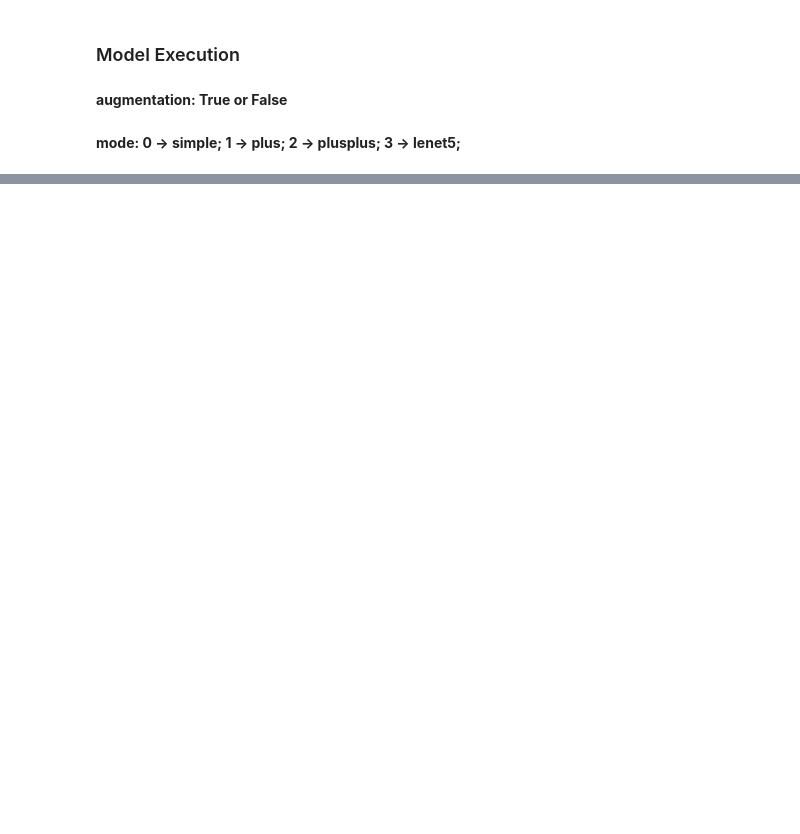
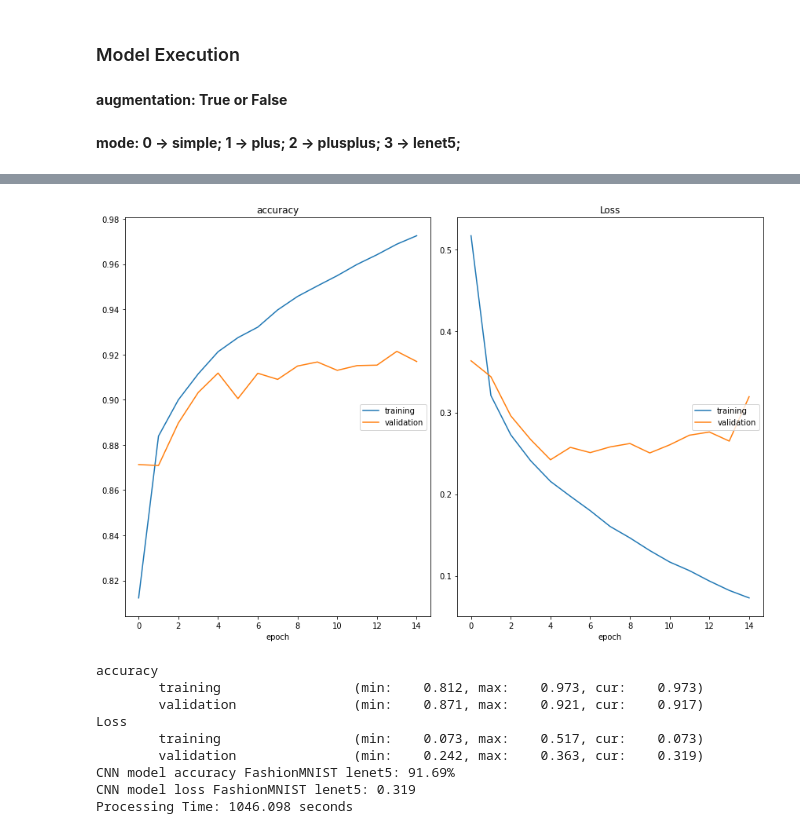
Before and after one commit to diogofbraga/MachineLearningAssignments, a Jupyter notebook: FashionMNIST/CNN_FashionMNIST.ipynb, the cells around one changed output, grey strips where cells are left out. Cells and saved outputs as stored; diff of their text form; code cells hidden in the pictures; blank space fills up the shorter version.

```diff
--- a/FashionMNIST/CNN_FashionMNIST.ipynb
+++ b/FashionMNIST/CNN_FashionMNIST.ipynb
@@ -243,7 +298,19 @@ print("Processing Time: %.3f seconds" % (time_taken))
 # %%
-mode = 2
+mode = 3
+augmentation = False
 start_time = time.time()
 fashion_mnist_using_cnn(mode, x_train, y_train, x_test, y_test)
 time_taken = time.time() - start_time
 
 print("Processing Time: %.3f seconds" % (time_taken))
+# %% [output]
+[figure, added]
+accuracy
+        training                 (min:    0.812, max:    0.973, cur:    0.973)
+        validation               (min:    0.871, max:    0.921, cur:    0.917)
+Loss
+        training                 (min:    0.073, max:    0.517, cur:    0.073)
+        validation               (min:    0.242, max:    0.363, cur:    0.319)
+CNN model accuracy FashionMNIST lenet5: 91.69%
+CNN model loss FashionMNIST lenet5: 0.319
+Processing Time: 1046.098 seconds
```
Also changed, not shown: parts of 7 cells of this notebook, 1 other file.
